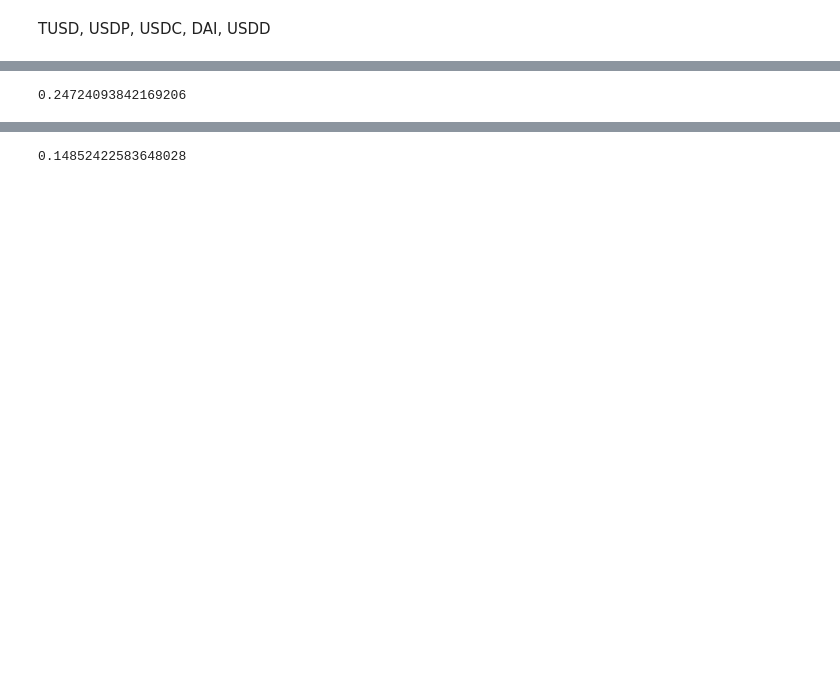
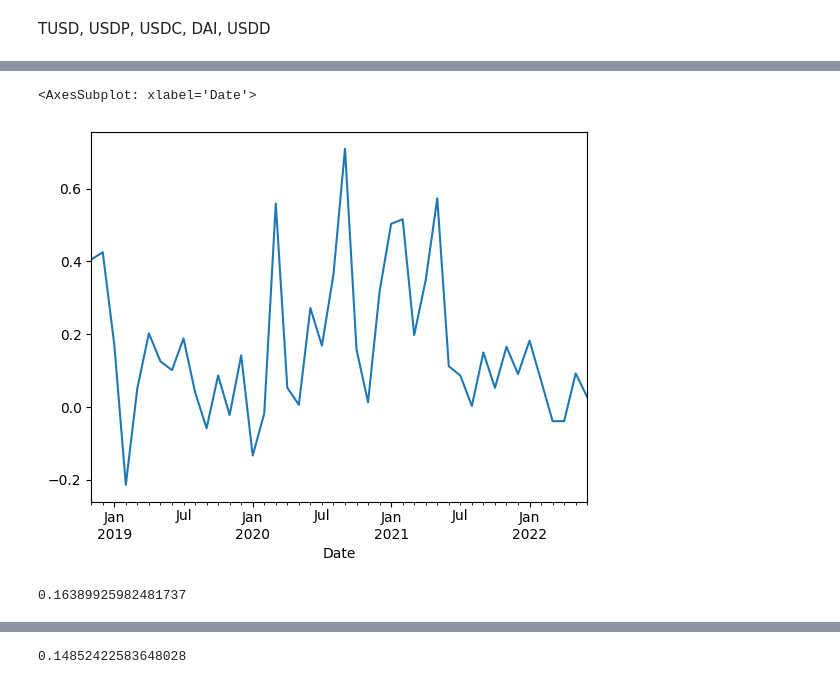
Before and after one commit to immortal16/OpenDeltaDeliverables, a Jupyter notebook: stablecoins.ipynb, the cells around one changed output, grey strips where cells are left out. Cells and saved outputs as stored; diff of their text form; code cells hidden in the pictures; blank space fills up the shorter version.

```diff
--- a/stablecoins.ipynb
+++ b/stablecoins.ipynb
@@ -65,3 +74,12 @@ usdc_monthly_average
+# %%
+usdc_monthly['MC Change'].plot()
+# %% [output]
+<AxesSubplot: xlabel='Date'>
+[figure, added]
+# %%
+usdc_monthly_average
+# %% [output]
+0.16389925982481737
 # %%
 scraper = CmcScraper('DAI', '01-01-2019', '01-01-2024')
 
@@ -78,6 +96,3 @@ dai_monthly['MC Change'] = dai_monthly['Market Cap'].pct_change()
 
 dai_monthly = dai_monthly.replace([np.inf, -np.inf], np.nan).dropna()
 dai_monthly_average = dai_monthly['MC Change'].mean()
-dai_monthly_average
-# %% [output]
-0.24724093842169206
```
Also changed, not shown: parts of 12 cells of this notebook.
